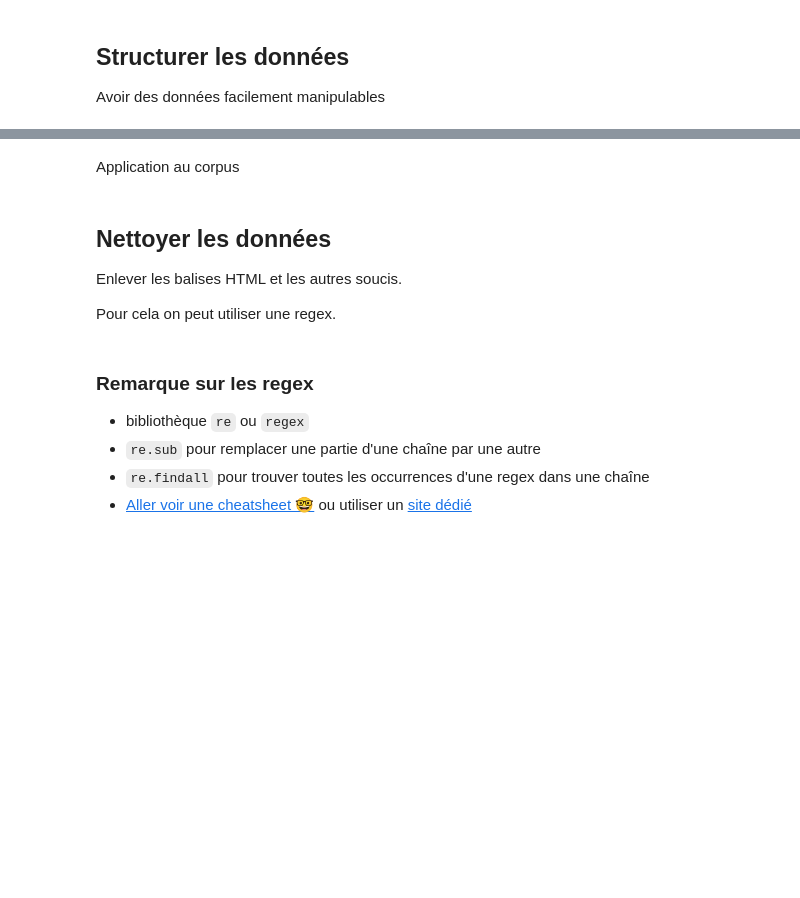
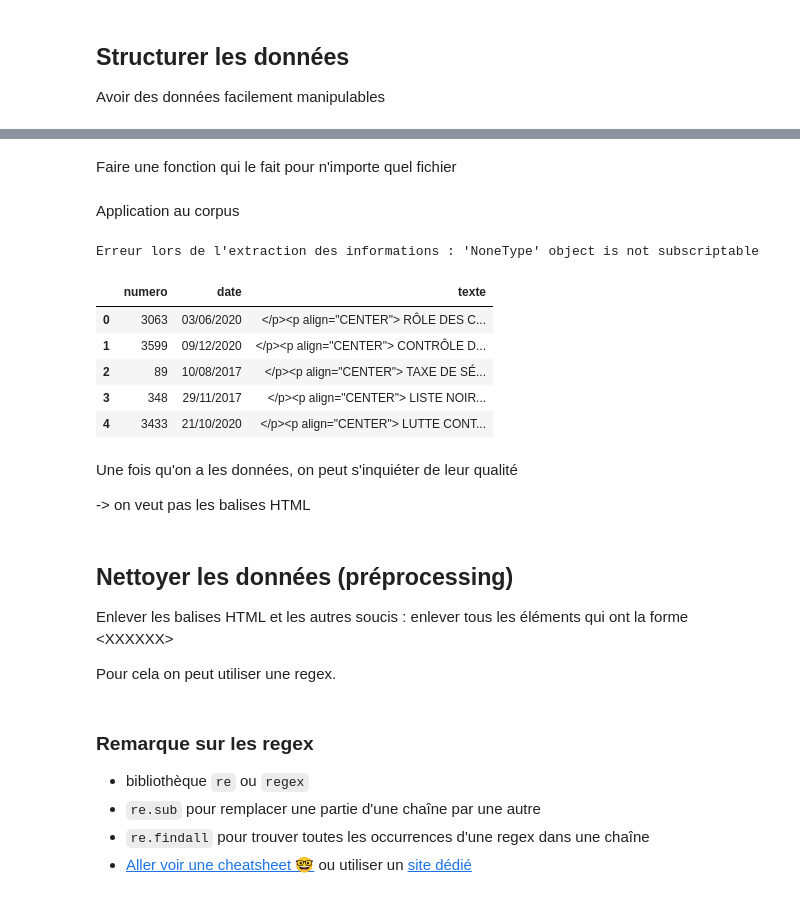
Before and after one commit to emilienschultz/urfist_pyshs_2025, a Jupyter notebook: notebooks/Lexicométrie.ipynb, the cells around one changed output, grey strips where cells are left out. Saved outputs shown, nothing was run; the diff lists cells and outputs as text; code cells hidden in the pictures; blank space fills up the shorter version.

```diff
--- a/notebooks/Lexicométrie.ipynb
+++ b/notebooks/Lexicométrie.ipynb
@@ -23,0 +26,3 @@ Avoir des données facilement manipulables
+# %%
+with open("./data/json/QANR5L15QG1001.json","r") as f:
+    print(f.read())
@@ -28,3 +44,3 @@ import json
 # %%
-fichiers = glob.glob("../data/json/*")
+fichiers = glob.glob("./data/json/*")
 fichiers[0]
@@ -45,3 +69,5 @@ texte = fichier["question"]["textesReponse"]["texteReponse"]["texte"]
+# %% [markdown]
+Faire une fonction qui le fait pour n'importe quel fichier
 # %%
 def get_info(fichier):
     """
@@ -49,12 +75,12 @@ def get_info(fichier):
     """
     try:
         numero = fichier["question"]["identifiant"]["numero"]
-        legislature = fichier["question"]["identifiant"]["legislature"]
+        # legislature = fichier["question"]["identifiant"]["legislature"]
         date = fichier["question"]["textesReponse"]["texteReponse"]["infoJO"]["dateJO"]
         texte = fichier["question"]["textesReponse"]["texteReponse"]["texte"]
         return {
             "numero": numero,
-            "legislature": legislature,
+            # "legislature": legislature,
             "date": date,
             "texte": texte
         }
@@ -64,13 +92,31 @@ def get_info(fichier):
 # %% [markdown]
 Application au corpus
 # %%
+# j'applique la fonction sur chaque élément du corpus
 t = [get_info(json.load(open(fichier, "r"))) for fichier in fichiers]
+# je filtre les valeurs nulles
 t = [i for i in t if i is not None]
+# je mets sous une forme de dataframe
 df = pd.DataFrame(t)
+# %% [output]
+Erreur lors de l'extraction des informations : 'NoneType' object is not subscriptable
+# %%
+df.head()
+# %% [output]
+|  | numero | date | texte |
+| 0 | 3063 | 03/06/2020 | </p><p align="CENTER"> RÔLE DES C... |
+| 1 | 3599 | 09/12/2020 | </p><p align="CENTER"> CONTRÔLE D... |
+| 2 | 89 | 10/08/2017 | </p><p align="CENTER"> TAXE DE SÉ... |
+| 3 | 348 | 29/11/2017 | </p><p align="CENTER"> LISTE NOIR... |
+| 4 | 3433 | 21/10/2020 | </p><p align="CENTER"> LUTTE CONT... |
+# %% [markdown]
+Une fois qu'on a les données, on peut s'inquiéter de leur qualité
+
+-> on veut pas les balises HTML
 # %% [markdown]
-## Nettoyer les données
+## Nettoyer les données (préprocessing)
 
-Enlever les balises HTML et les autres soucis.
+Enlever les balises HTML et les autres soucis : enlever tous les éléments qui ont la forme \<XXXXXX>
 
 Pour cela on peut utiliser une regex.
 # %% [markdown]
```
Also changed, not shown: parts of 45 cells of this notebook, 2 other files.
